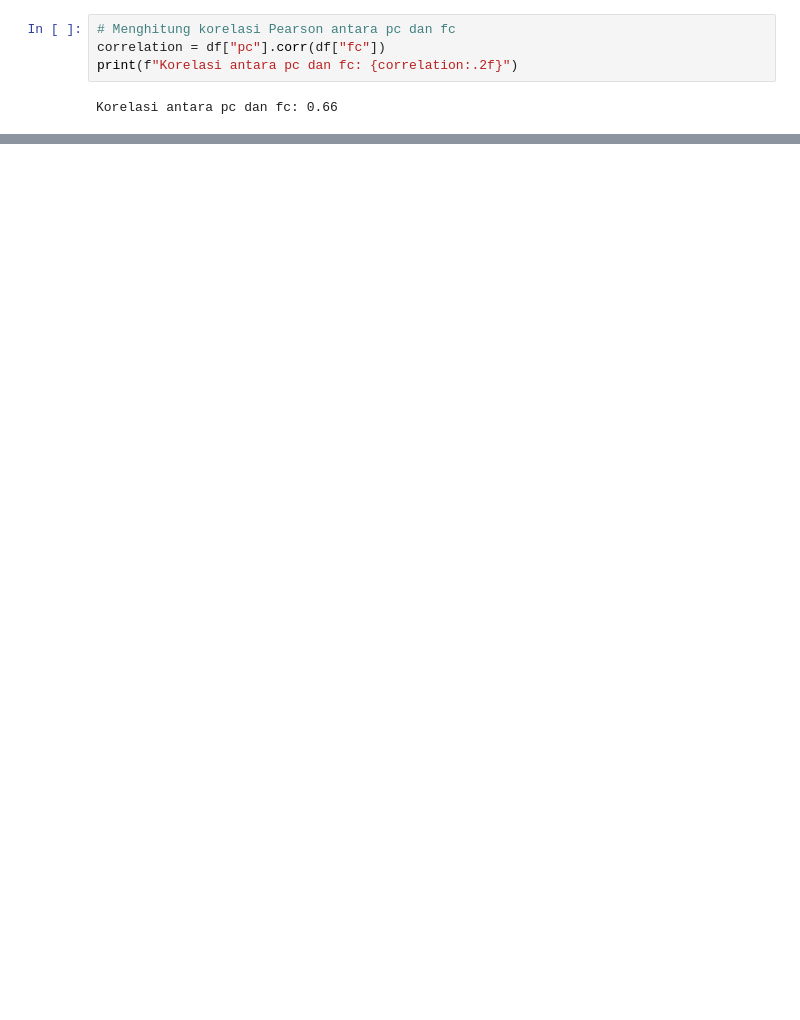
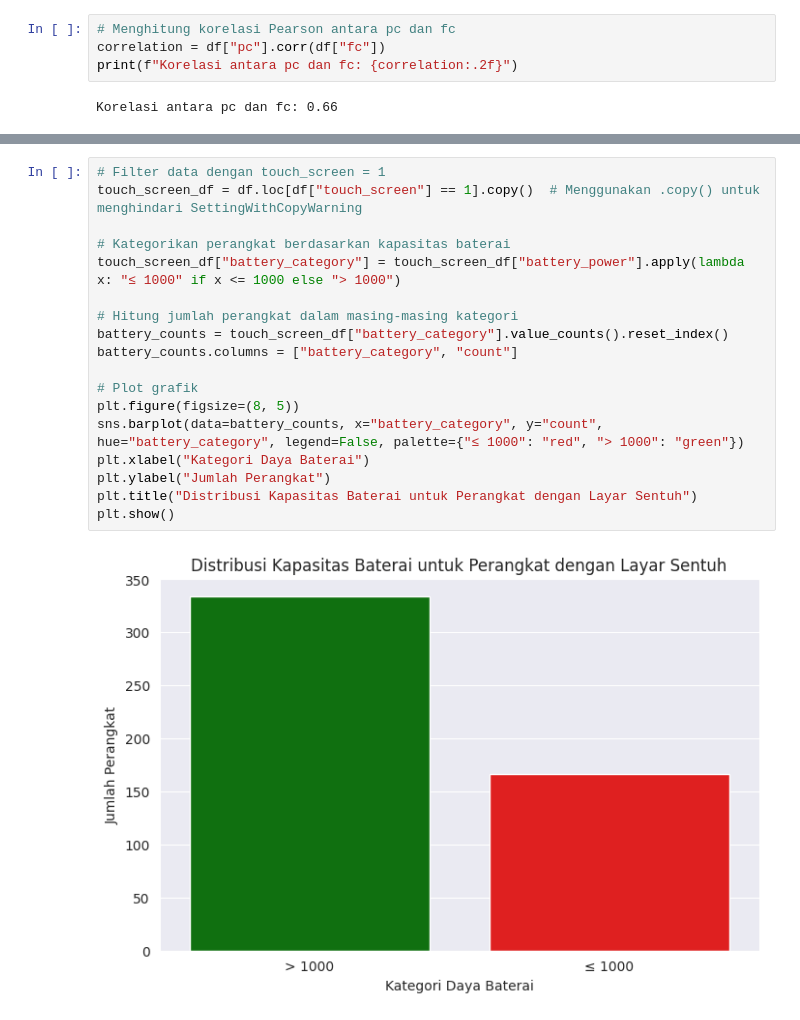
Before and after one commit to dkzyhg/mobile-eda, a Jupyter notebook: eda_mobile_phone.ipynb, the cells around one changed output, grey strips where cells are left out. Cells and saved outputs as stored; diff of their text form; blank space fills up the shorter version.

```diff
--- a/eda_mobile_phone.ipynb
+++ b/eda_mobile_phone.ipynb
@@ -164,0 +221,20 @@ Korelasi antara pc dan fc: 0.66
+# %%
+# Filter data dengan touch_screen = 1
+touch_screen_df = df.loc[df["touch_screen"] == 1].copy()  # Menggunakan .copy() untuk menghindari SettingWithCopyWarning
+
+# Kategorikan perangkat berdasarkan kapasitas baterai
+touch_screen_df["battery_category"] = touch_screen_df["battery_power"].apply(lambda x: "≤ 1000" if x <= 1000 else "> 1000")
+
+# Hitung jumlah perangkat dalam masing-masing kategori
+battery_counts = touch_screen_df["battery_category"].value_counts().reset_index()
+battery_counts.columns = ["battery_category", "count"]
+
+# Plot grafik
+plt.figure(figsize=(8, 5))
+sns.barplot(data=battery_counts, x="battery_category", y="count", hue="battery_category", legend=False, palette={"≤ 1000": "red", "> 1000": "green"})
+plt.xlabel("Kategori Daya Baterai")
+plt.ylabel("Jumlah Perangkat")
+plt.title("Distribusi Kapasitas Baterai untuk Perangkat dengan Layar Sentuh")
+plt.show()
+# %% [output]
+[figure, added]
```
Also changed, not shown: parts of 9 cells of this notebook.
